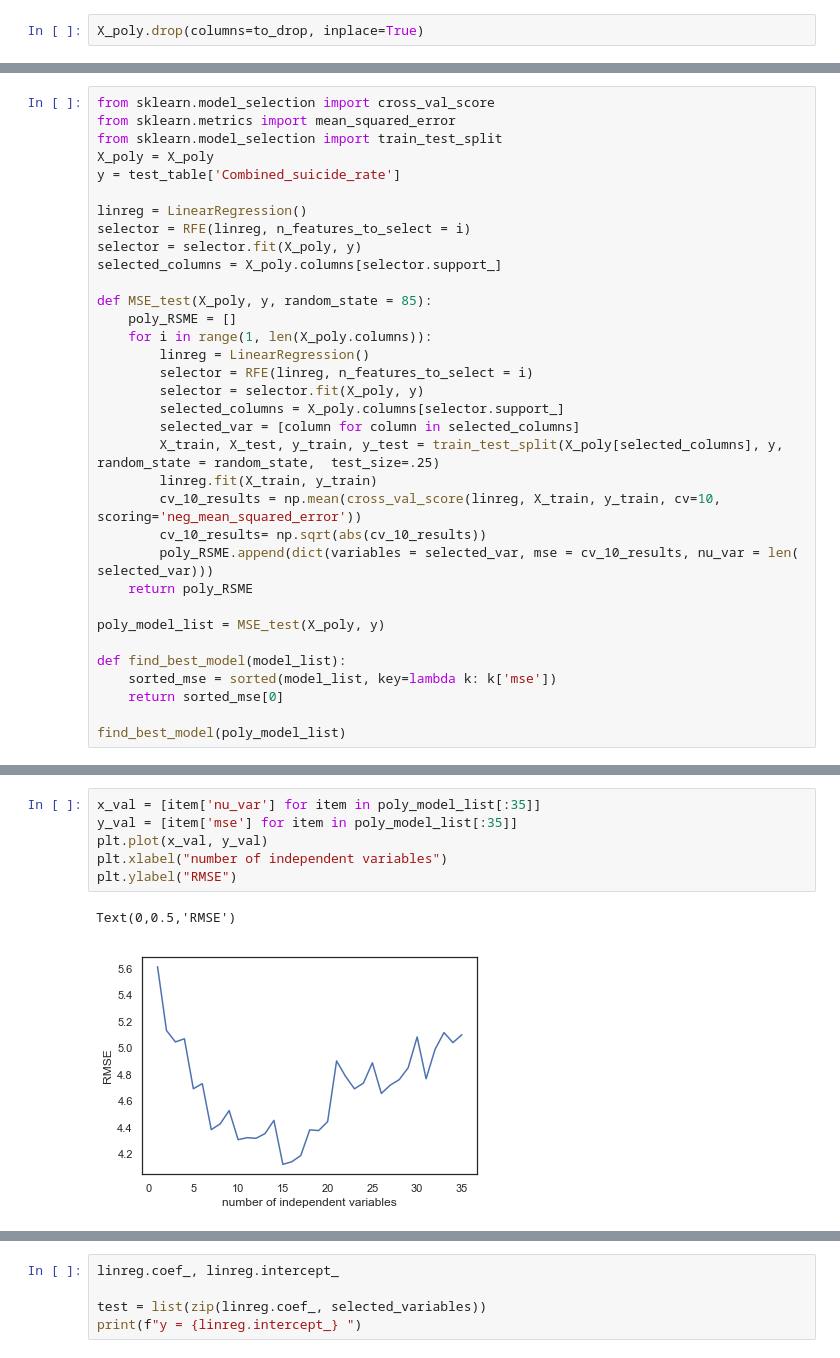
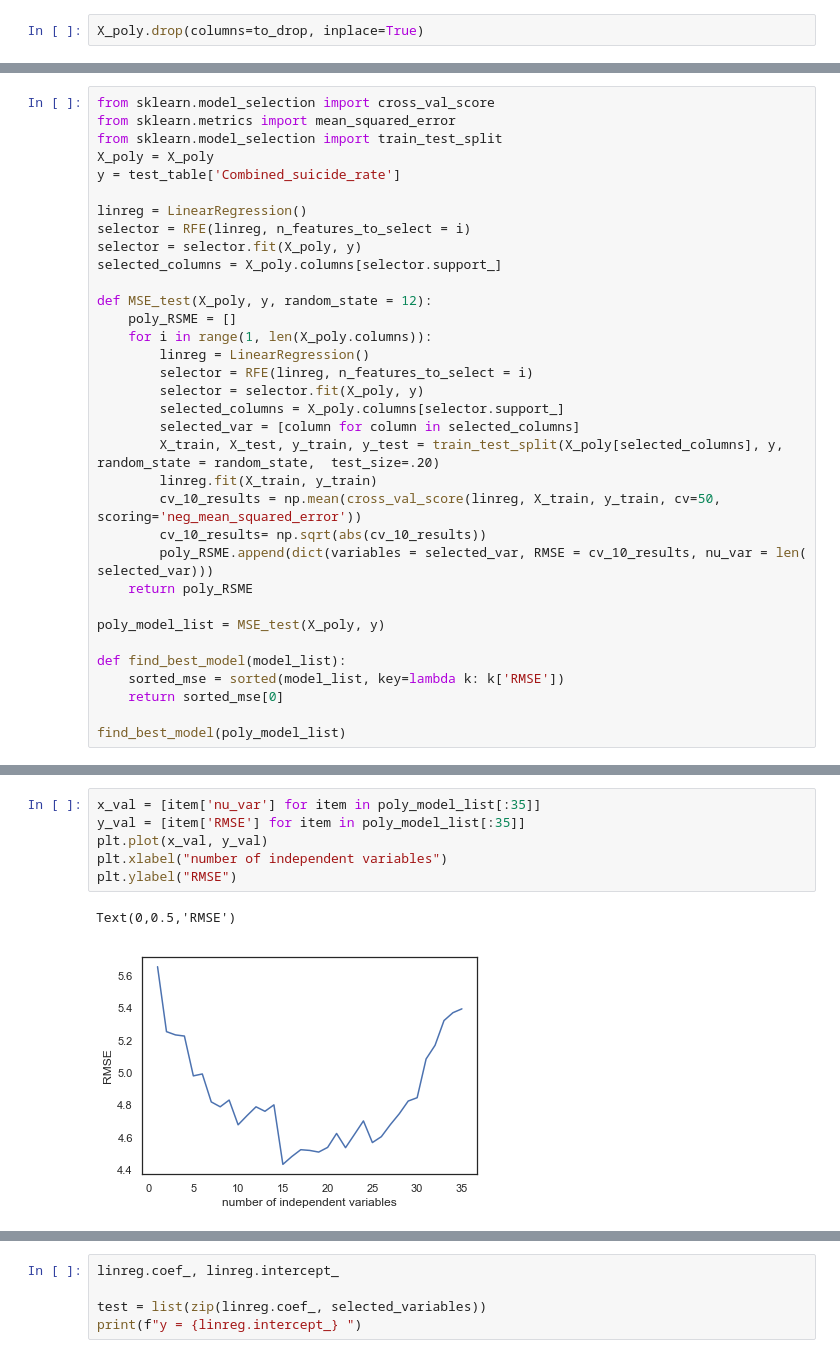
Before and after one commit to Botafogo1894/Project2, a Jupyter notebook: Regression.ipynb, the cells around one changed output, grey strips where cells are left out. Cells and saved outputs as stored; diff of their text form.

```diff
--- a/Regression.ipynb
+++ b/Regression.ipynb
@@ -371,7 +378,7 @@ selector = RFE(linreg, n_features_to_select = i)
 selector = selector.fit(X_poly, y)
 selected_columns = X_poly.columns[selector.support_]
 
-def MSE_test(X_poly, y, random_state = 85):
+def MSE_test(X_poly, y, random_state = 12):
     poly_RSME = []
     for i in range(1, len(X_poly.columns)):
         linreg = LinearRegression()
@@ -379,17 +386,17 @@ def MSE_test(X_poly, y, random_state = 85):
         selector = selector.fit(X_poly, y)
         selected_columns = X_poly.columns[selector.support_]
         selected_var = [column for column in selected_columns]
-        X_train, X_test, y_train, y_test = train_test_split(X_poly[selected_columns], y, random_state = random_state,  test_size=.25)
+        X_train, X_test, y_train, y_test = train_test_split(X_poly[selected_columns], y, random_state = random_state,  test_size=.20)
         linreg.fit(X_train, y_train)
-        cv_10_results = np.mean(cross_val_score(linreg, X_train, y_train, cv=10, scoring='neg_mean_squared_error'))
+        cv_10_results = np.mean(cross_val_score(linreg, X_train, y_train, cv=50, scoring='neg_mean_squared_error'))
         cv_10_results= np.sqrt(abs(cv_10_results))
-        poly_RSME.append(dict(variables = selected_var, mse = cv_10_results, nu_var = len( selected_var)))
+        poly_RSME.append(dict(variables = selected_var, RMSE = cv_10_results, nu_var = len( selected_var)))
     return poly_RSME
 
 poly_model_list = MSE_test(X_poly, y)
 
 def find_best_model(model_list):
-    sorted_mse = sorted(model_list, key=lambda k: k['mse'])
+    sorted_mse = sorted(model_list, key=lambda k: k['RMSE'])
     return sorted_mse[0]
 
 find_best_model(poly_model_list)
@@ -413,13 +420,13 @@ find_best_model(poly_model_list)
  'nu_var': 15}
 # %%
 x_val = [item['nu_var'] for item in poly_model_list[:35]]
-y_val = [item['mse'] for item in poly_model_list[:35]]
+y_val = [item['RMSE'] for item in poly_model_list[:35]]
 plt.plot(x_val, y_val)
 plt.xlabel("number of independent variables")
 plt.ylabel("RMSE")
 # %% [output]
 Text(0,0.5,'RMSE')
-[figure, old version]
+[figure, new version]
 # %%
 selected_variables = find_best_model(poly_model_list)['variables']
 selected_variables
```
Also changed, not shown: parts of 12 cells of this notebook, 1 other file.
